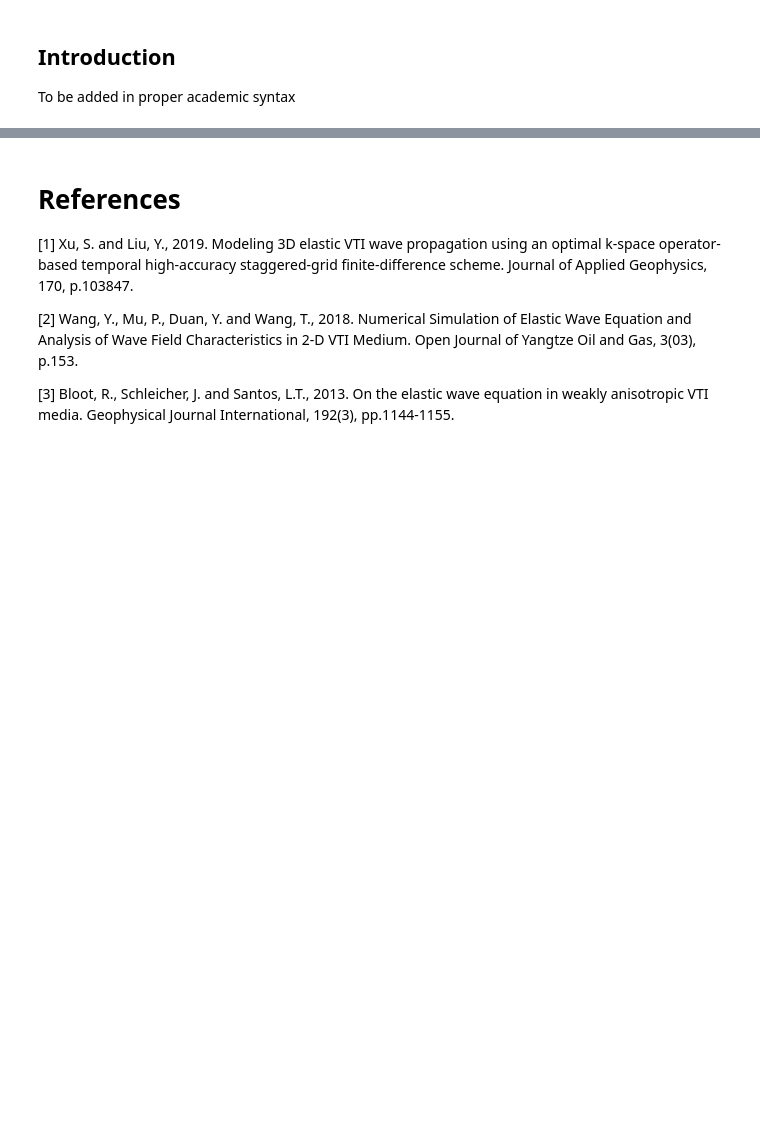
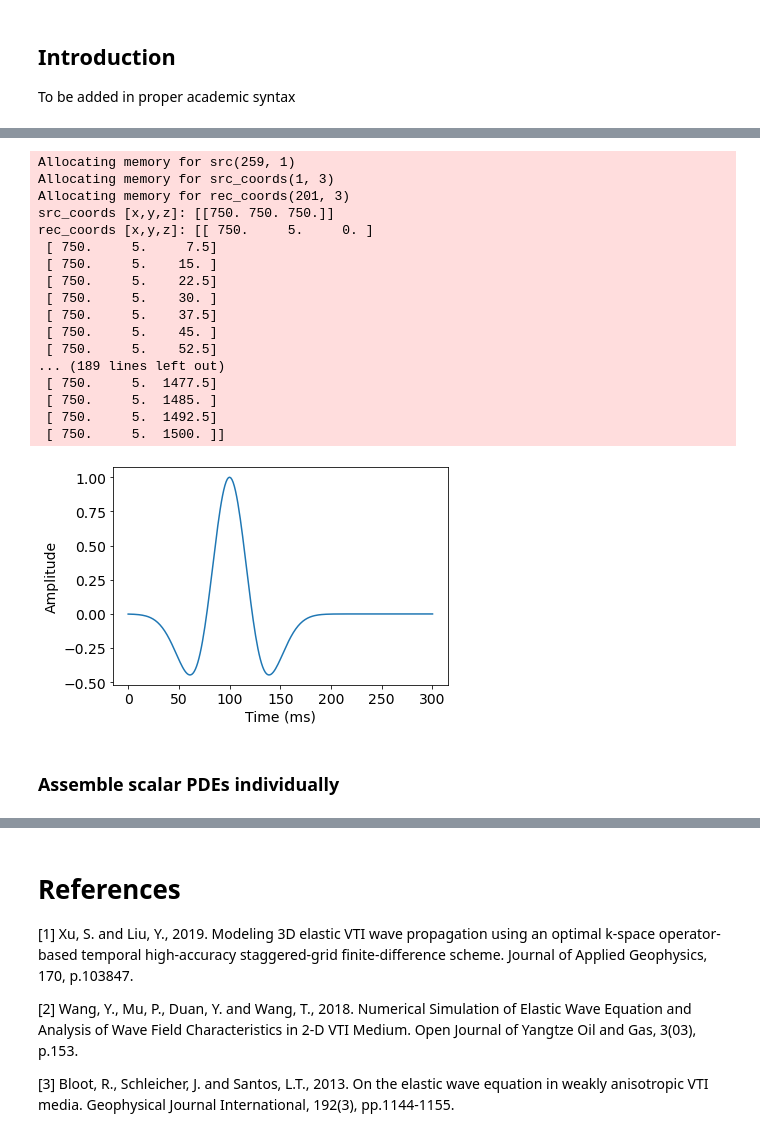
Before and after one commit to ckhimji/devito, a Jupyter notebook: examples/seismic/tutorials/12_elastic-vti.ipynb, the cells around one changed output, grey strips where cells are left out. Saved outputs shown, nothing was run; the diff lists cells and outputs as text; code cells hidden in the pictures; blank space fills up the shorter version.

```diff
--- a/examples/seismic/tutorials/12_elastic-vti.ipynb
+++ b/examples/seismic/tutorials/12_elastic-vti.ipynb
@@ -310,0 +180,72 @@ plot_image(tau[2, 2].data[1, mid_x, :, :], cmap="seismic")
+# %%
+from examples.seismic import AcquisitionGeometry
+
+# Centered Source with 10 Hz center frequency
+fpeak = 0.010
+src = RickerSource(name='src', grid=model.grid, f0=fpeak, time_range=time_range)
+src.coordinates.data[:] = np.array([750., 750., 750.])
+
+rec = Receiver(name='rec', grid=model.grid, npoint = shape[0], time_range=time_range)
+rec.coordinates.data[:,0] = dx * (nx/2)
+rec.coordinates.data[:,1] = 6
+rec.coordinates.data[:,2] = np.linspace(0.0, dz*(nz-1), nz)
+
+
+
+
+### Extra code for different src-recgeometry
+# Source and reciver coordinates
+#src_coords = np.empty((1, 3), dtype=dtype)
+#rec_coords = np.empty((1, 3), dtype=dtype)
+#src_coords[:, 0] = origin[0] + model.grid.extent[0] / 3
+#src_coords[:, 1] = origin[1] + model.grid.extent[1] / 3
+#src_coords[:, 2] = origin[2] + model.grid.extent[2] / 3
+
+#rec_coords[:, 0] = origin[0] + model.grid.extent[0] / 3 + 60
+#rec_coords[:, 1] = origin[1] + model.grid.extent[1] / 3 + 60
+#rec_coords[:, 2] = origin[2] + model.grid.extent[2] / 3 + 60
+
+#src.coordinates.data[:] = src_coords[:]
+#print(src_coords)
+#print(rec_coords)
+
+# # line of receivers along the x-axis
+
+
+
+### Extra code for different reciever geometry
+# Single receiver offset 100 m from source
+#rec.coordinates.data[:, :] = 260.
+#rec.coordinates.data[:, 0] = np.linspace(0, model.domain_size[0], num = shape[0])
+#rec.coordinates.data[:, 1] = 5.
+#rec.coordinates.data[:, -1] = np.linspace(0, model.domain_size[-1], num = shape[-1])
+# Note: gets time sampling from model.critical_dt
+#geometry = AcquisitionGeometry(model, rec_coordinates, src_coordinates,
+                               #t0=t0, tn=tn, src_type='Ricker', f0=fpeak, t0w=1.5/fpeak)
+
+
+
+print("src_coords [x,y,z]:", src.coordinates.data)
+print("rec_coords [x,y,z]:", rec.coordinates.data)
+
+#plot time signature to view wavelet
+src.show()
+# %% [output]
+Allocating memory for src(259, 1)
+Allocating memory for src_coords(1, 3)
+Allocating memory for rec_coords(201, 3)
+src_coords [x,y,z]: [[750. 750. 750.]]
+rec_coords [x,y,z]: [[ 750.     5.     0. ]
+ [ 750.     5.     7.5]
+ [ 750.     5.    15. ]
+ [ 750.     5.    22.5]
+ [ 750.     5.    30. ]
+ [ 750.     5.    37.5]
+ [ 750.     5.    45. ]
+ [ 750.     5.    52.5]
+... (189 lines left out)
+ [ 750.     5.  1477.5]
+ [ 750.     5.  1485. ]
+ [ 750.     5.  1492.5]
+ [ 750.     5.  1500. ]]
+[figure, added]
@@ -310,0 +276,2 @@ plot_image(tau[2, 2].data[1, mid_x, :, :], cmap="seismic")
+# %% [markdown]
+### Assemble scalar PDEs individually
```
Also changed, not shown: parts of 71 cells of this notebook, 1 other file.
